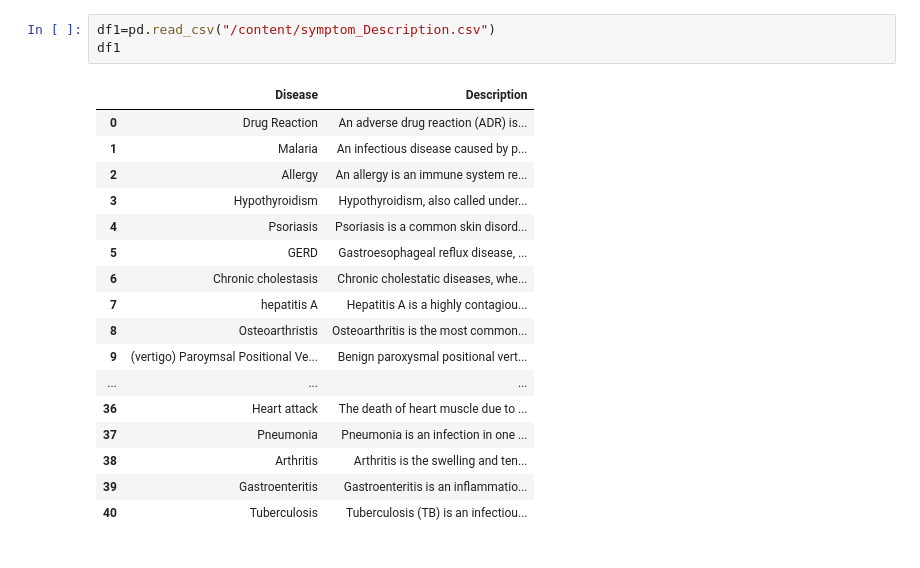
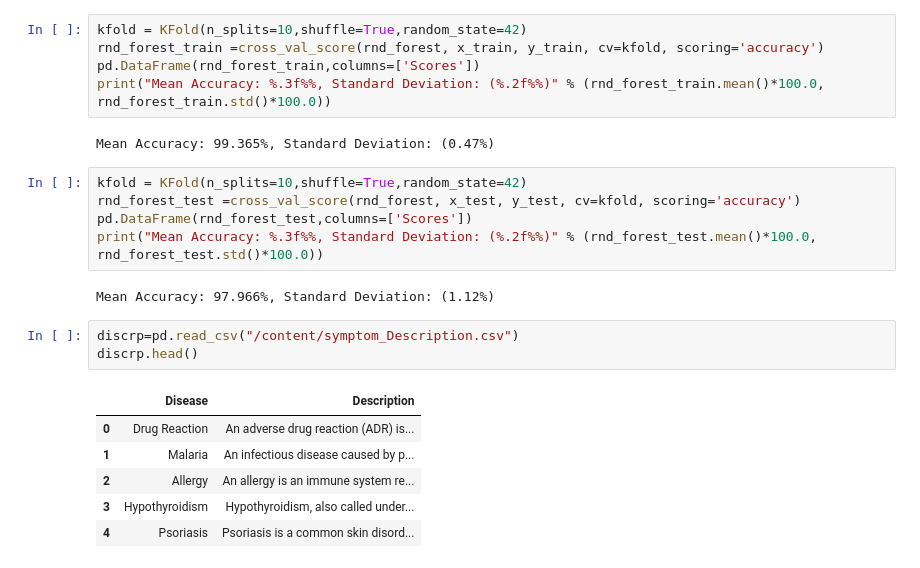
Before and after one commit to fahadrajput99/EDA-Using-Pandas, a Jupyter notebook: diseses using symptms.ipynb, the cells around one changed output. Drawn from its saved outputs; the diff is of its cells as text.

```diff
--- a/diseses using symptms.ipynb
+++ b/diseses using symptms.ipynb
@@ -22,22 +306,25 @@ df
+# %%
+kfold = KFold(n_splits=10,shuffle=True,random_state=42)
+rnd_forest_train =cross_val_score(rnd_forest, x_train, y_train, cv=kfold, scoring='accuracy')
+pd.DataFrame(rnd_forest_train,columns=['Scores'])
+print("Mean Accuracy: %.3f%%, Standard Deviation: (%.2f%%)" % (rnd_forest_train.mean()*100.0, rnd_forest_train.std()*100.0))
+# %% [output]
+Mean Accuracy: 99.365%, Standard Deviation: (0.47%)
+# %%
+kfold = KFold(n_splits=10,shuffle=True,random_state=42)
+rnd_forest_test =cross_val_score(rnd_forest, x_test, y_test, cv=kfold, scoring='accuracy')
+pd.DataFrame(rnd_forest_test,columns=['Scores'])
+print("Mean Accuracy: %.3f%%, Standard Deviation: (%.2f%%)" % (rnd_forest_test.mean()*100.0, rnd_forest_test.std()*100.0))
+# %% [output]
+Mean Accuracy: 97.966%, Standard Deviation: (1.12%)
 # %%
-df1=pd.read_csv("/content/symptom_Description.csv")
-df1
+discrp=pd.read_csv("/content/symptom_Description.csv")
+discrp.head()
 # %% [output]
 |  | Disease | Description |
 | 0 | Drug Reaction | An adverse drug reaction (ADR) is... |
 | 1 | Malaria | An infectious disease caused by p... |
 | 2 | Allergy | An allergy is an immune system re... |
 | 3 | Hypothyroidism | Hypothyroidism, also called under... |
 | 4 | Psoriasis | Psoriasis is a common skin disord... |
-| 5 | GERD | Gastroesophageal reflux disease, ... |
-| 6 | Chronic cholestasis | Chronic cholestatic diseases, whe... |
-| 7 | hepatitis A | Hepatitis A is a highly contagiou... |
-| 8 | Osteoarthristis | Osteoarthritis is the most common... |
-| 9 | (vertigo) Paroymsal Positional Ve... | Benign paroxysmal positional vert... |
-| ... | ... | ... |
-| 36 | Heart attack | The death of heart muscle due to ... |
-| 37 | Pneumonia | Pneumonia is an infection in one ... |
-| 38 | Arthritis | Arthritis is the swelling and ten... |
-| 39 | Gastroenteritis | Gastroenteritis is an inflammatio... |
-| 40 | Tuberculosis | Tuberculosis (TB) is an infectiou... |
 # %%
```
Also changed, not shown: parts of 38 cells of this notebook.
